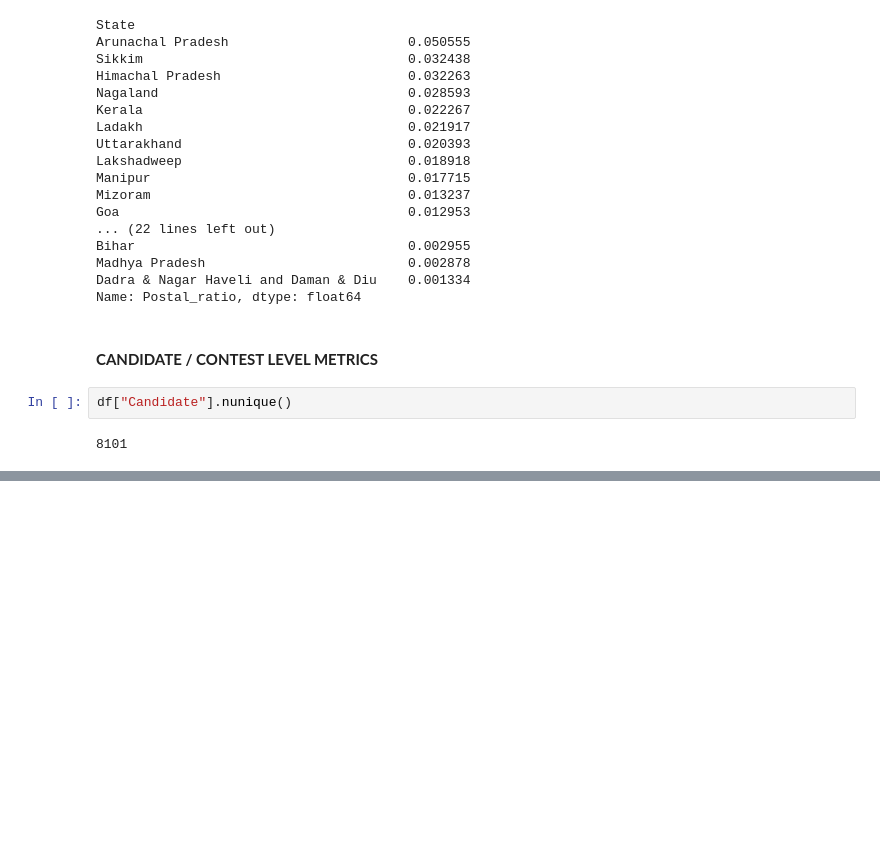
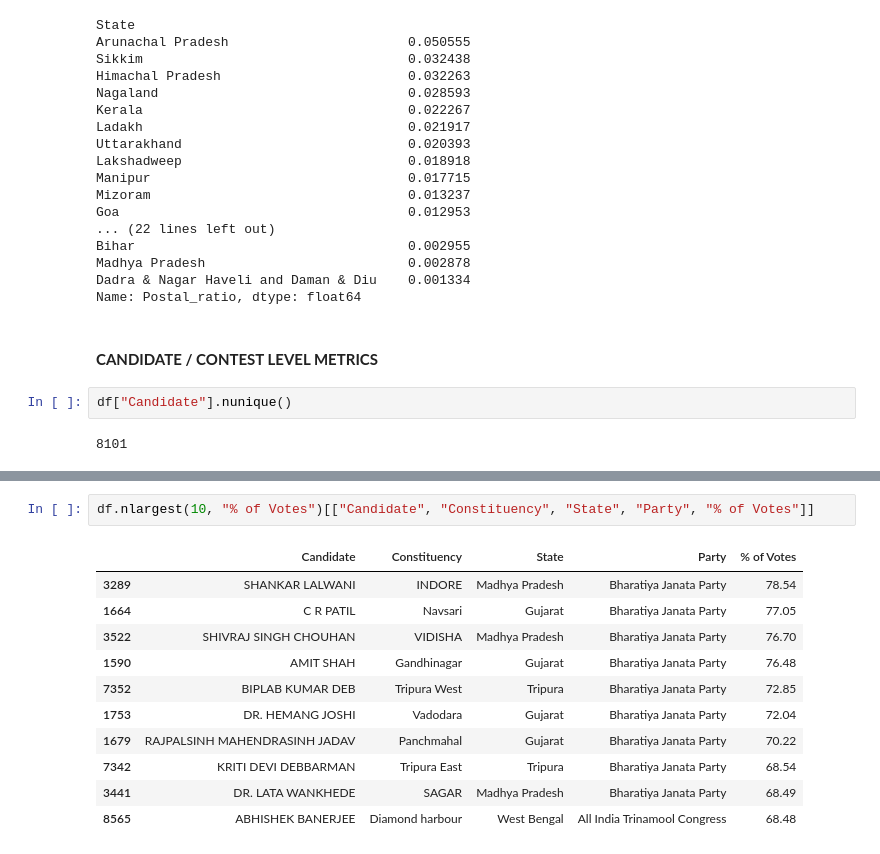
Before and after one commit to geershatisaxena/Election, a Jupyter notebook: res.ipynb, the cells around one changed output, grey strips where cells are left out. Drawn from its saved outputs; the diff is of its cells as text; blank space fills up the shorter version.

```diff
--- a/res.ipynb
+++ b/res.ipynb
@@ -924,0 +957,14 @@ df["Candidate"].nunique()
+# %%
+df.nlargest(10, "% of Votes")[["Candidate", "Constituency", "State", "Party", "% of Votes"]]
+# %% [output]
+|  | Candidate | Constituency | State | Party | % of Votes |
+| 3289 | SHANKAR LALWANI | INDORE | Madhya Pradesh | Bharatiya Janata Party | 78.54 |
+| 1664 | C R PATIL | Navsari | Gujarat | Bharatiya Janata Party | 77.05 |
+| 3522 | SHIVRAJ SINGH CHOUHAN | VIDISHA | Madhya Pradesh | Bharatiya Janata Party | 76.70 |
+| 1590 | AMIT SHAH | Gandhinagar | Gujarat | Bharatiya Janata Party | 76.48 |
+| 7352 | BIPLAB KUMAR DEB | Tripura West | Tripura | Bharatiya Janata Party | 72.85 |
+| 1753 | DR. HEMANG JOSHI | Vadodara | Gujarat | Bharatiya Janata Party | 72.04 |
+| 1679 | RAJPALSINH MAHENDRASINH JADAV | Panchmahal | Gujarat | Bharatiya Janata Party | 70.22 |
+| 7342 | KRITI DEVI DEBBARMAN | Tripura East | Tripura | Bharatiya Janata Party | 68.54 |
+| 3441 | DR. LATA WANKHEDE | SAGAR | Madhya Pradesh | Bharatiya Janata Party | 68.49 |
+| 8565 | ABHISHEK BANERJEE | Diamond harbour | West Bengal | All India Trinamool Congress | 68.48 |
```
Also changed, not shown: parts of 3 cells of this notebook.
